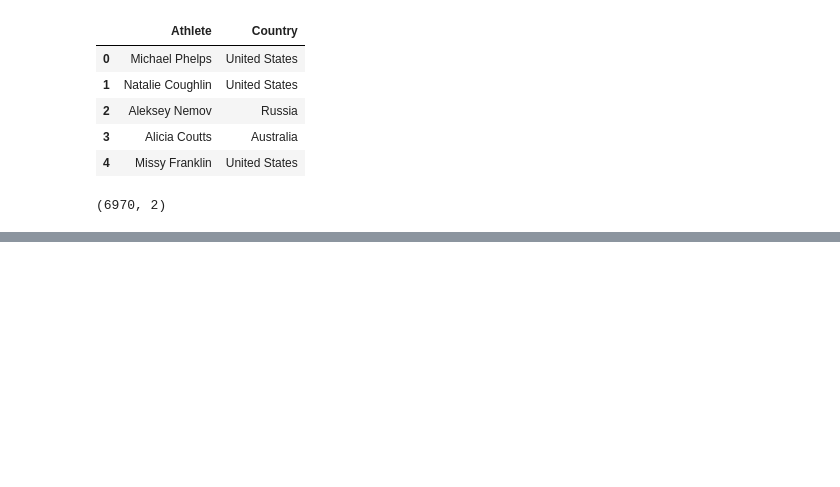
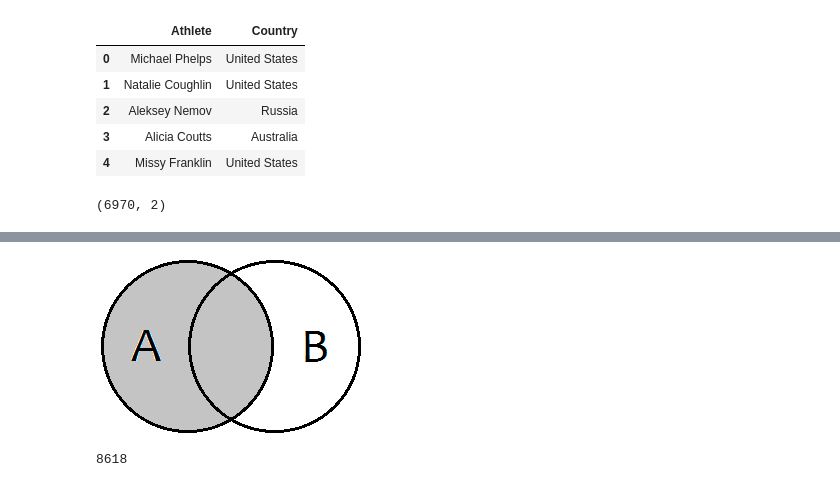
Before and after one commit to ledelaespriella/learning-python-ml, a Jupyter notebook: notebooks-practica/Tema 2 - Concatenación de datos.ipynb, the cells around one changed output, grey strips where cells are left out. Cells and saved outputs as stored; diff of their text form; code cells hidden in the pictures; blank space fills up the shorter version.

```diff
--- a/notebooks-practica/Tema 2 - Concatenación de datos.ipynb
+++ b/notebooks-practica/Tema 2 - Concatenación de datos.ipynb
@@ -203,0 +342,4 @@ data_country.shape
+# %%
+Image(filename="/Users/luisdelaespriella/Desktop/PERSONAL/CURSOS/PROGRAMACION/UDEMY/ML/python-ml-course/notebooks/resources/left-join.png")
+# %% [output]
+[figure, added]
@@ -203,0 +349,4 @@ data_country.shape
+# %%
+len(merged_left)
+# %% [output]
+8618
```
Also changed, not shown: parts of 50 cells of this notebook.
